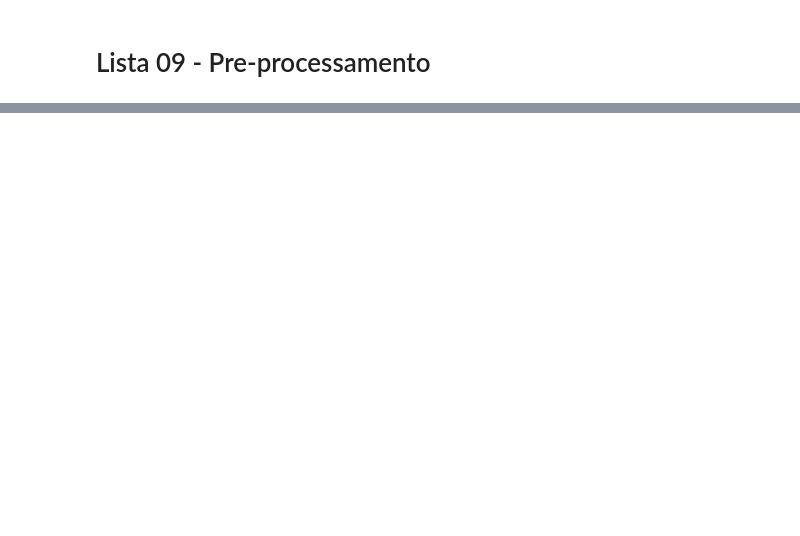
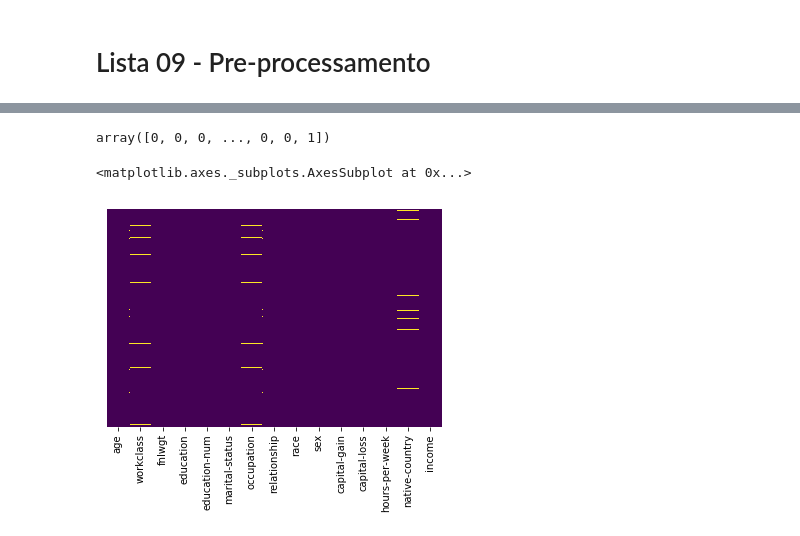
Before and after one commit to Eudalio/Aprendizado-de-Maquina, a Jupyter notebook: Exercicio_09/lista 09.ipynb, the cells around one changed output, grey strips where cells are left out. Saved outputs shown, nothing was run; the diff lists cells and outputs as text; code cells hidden in the pictures; blank space fills up the shorter version.

```diff
--- a/Exercicio_09/lista 09.ipynb
+++ b/Exercicio_09/lista 09.ipynb
@@ -178,0 +16,3 @@ data_train.filter(like='?', axis=0)
+# %%
+df = pd.read_csv('adult.data.csv', header=None, sep=',\s+', engine='python', na_values=["?"])
+df.columns = ['age', 'workclass', 'fnlwgt', 'education', 'education-num', 'marital-status', 'occupation', 'relationship', 'race', 'sex', 'capital-gain', 'capital-loss', 'hours-per-week', 'native-country', 'income']
@@ -178,0 +28,12 @@ data_train.filter(like='?', axis=0)
+# %%
+# Label encoding with sklearn's LabelEncoder
+class_le = LabelEncoder()
+y = class_le.fit_transform(df['income'].values)
+y
+# %% [output]
+array([0, 0, 0, ..., 0, 0, 1])
+# %%
+sns.heatmap(df.isnull(), yticklabels=False, cbar=False, cmap='viridis')
+# %% [output]
+<matplotlib.axes._subplots.AxesSubplot at 0x...>
+[figure, added]
```
Also changed, not shown: parts of 45 cells of this notebook.
